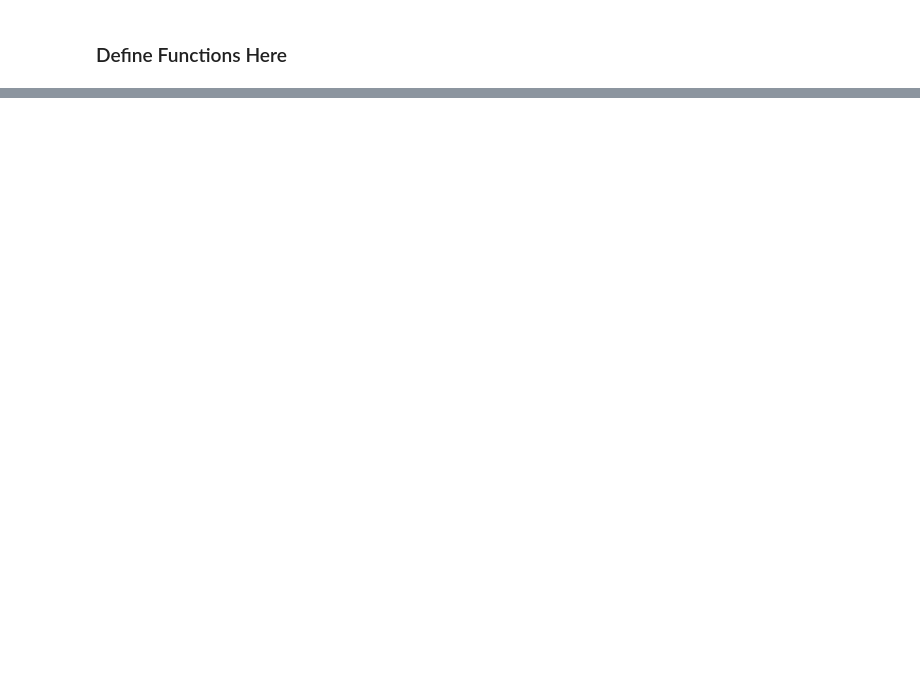
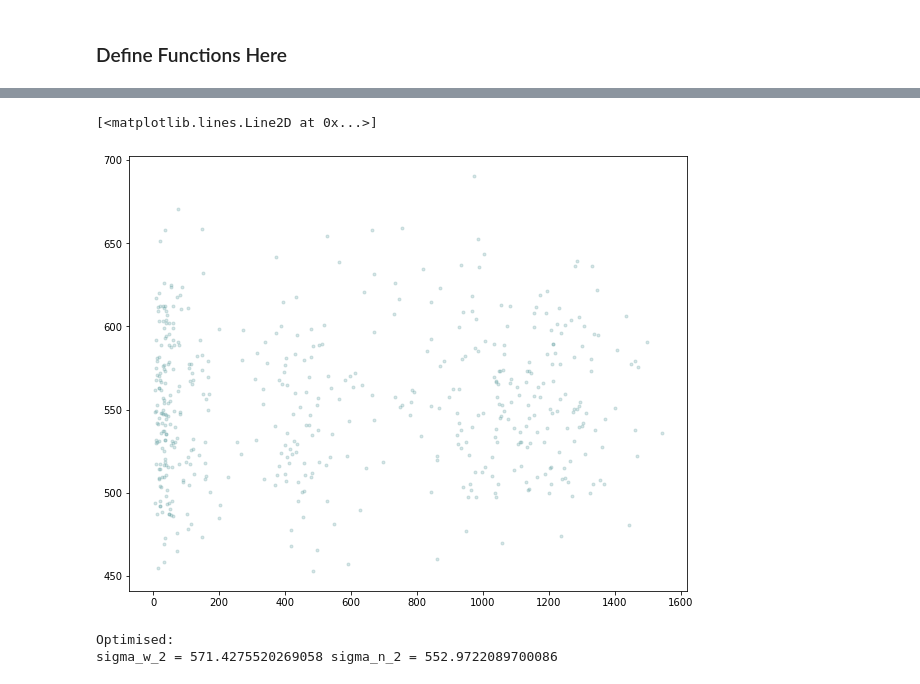
Before and after one commit to jihoonkim888/CM50268-Hamiltonian-Monte-Carlo, a Jupyter notebook: task4.ipynb, the cells around one changed output, grey strips where cells are left out. Drawn from its saved outputs; the diff is of its cells as text; code cells hidden in the pictures; blank space fills up the shorter version.

```diff
--- a/task4.ipynb
+++ b/task4.ipynb
@@ -102,0 +110,19 @@ Calc.         Numeric       Delta         Acc.
+# %%
+fsz = (10,8)
+gsz = 100
+lim = 3
+#
+gx = np.linspace(-lim, lim, gsz)
+GX, GY = np.meshgrid(gx, gx)
+Gsz = GX.size
+G = np.hstack((GX.reshape((Gsz, 1)), GY.reshape((Gsz, 1))))
+#
+# plt.figure(figsize=fsz)
+# plt.contour(GX, GY, P.reshape((gsz, gsz)), cmap='Reds', linewidths=3, zorder=1);
+
+plt.figure(figsize=fsz)
+plt.plot(S[:, 0], S[:, 1], '.', ms=6, color='CadetBlue', alpha=0.25, zorder=0)
+# plt.contour(GX, GY, P.reshape((gsz, gsz)), cmap='Reds', linewidths=3, zorder=1);
+# %% [output]
+[<matplotlib.lines.Line2D at 0x...>]
+[figure, added]
@@ -102,0 +132,6 @@ Calc.         Numeric       Delta         Acc.
+# %%
+print("Optimised:")
+print("sigma_w_2 = {} sigma_n_2 = {}".format(sigma_w_2_opt, sigma_n_2_opt))
+# %% [output]
+Optimised:
+sigma_w_2 = 571.4275520269058 sigma_n_2 = 552.9722089700086
```
Also changed, not shown: parts of 7 cells of this notebook.
